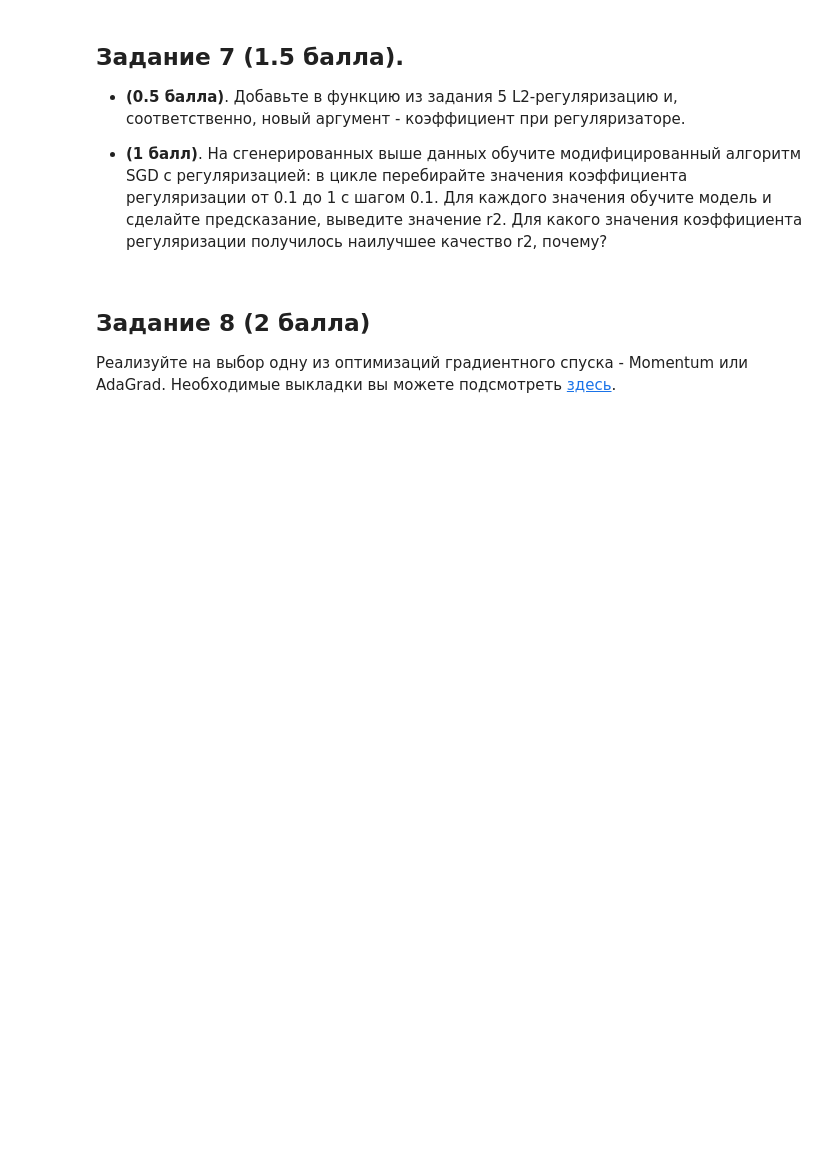
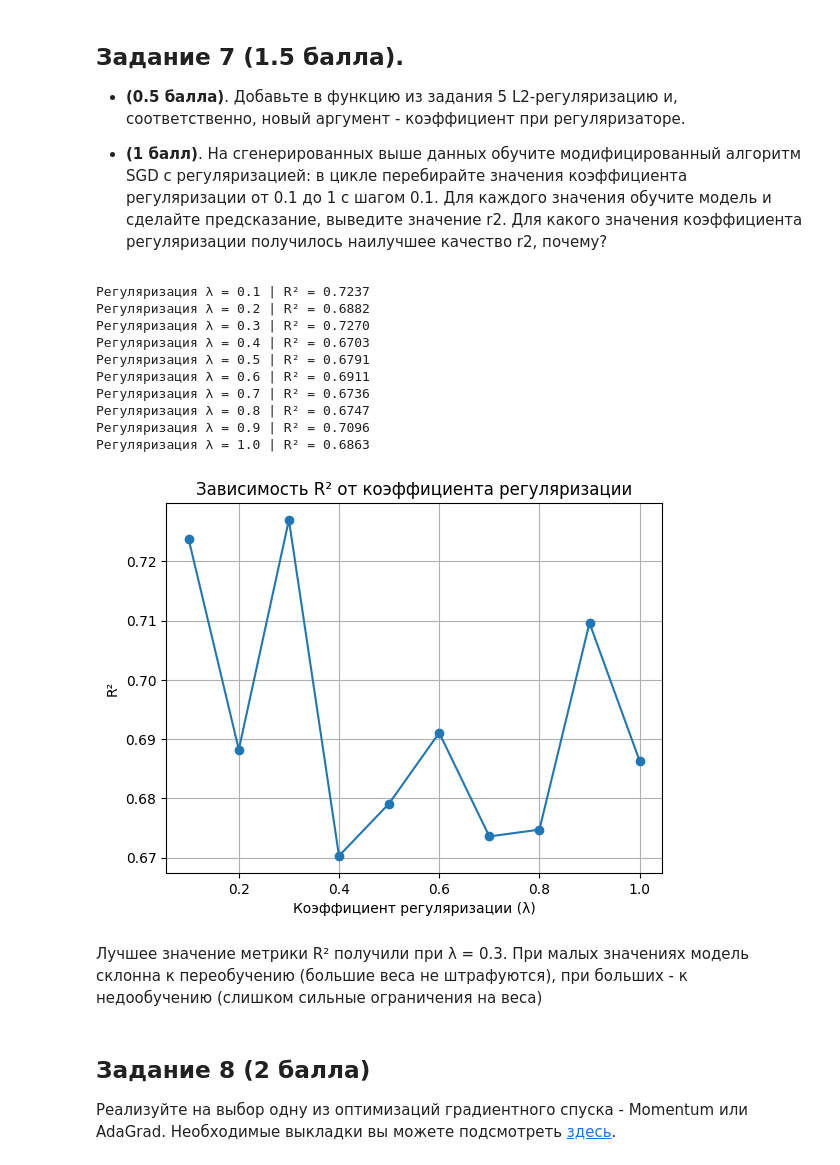
Before and after one commit to sal0m/HSE_ML_hw2, a Jupyter notebook: Hometasks/Pro/AI_HW2_GD_pro.ipynb, the cells around one changed output. Drawn from its saved outputs; the diff is of its cells as text; code cells hidden in the pictures; blank space fills up the shorter version.

```diff
--- a/Hometasks/Pro/AI_HW2_GD_pro.ipynb
+++ b/Hometasks/Pro/AI_HW2_GD_pro.ipynb
@@ -204,3 +215,7 @@ def stochastic_gradient_descent(X, y, learning_rate, iterations):
+# %%
+def prediction(X, w):
+    X = np.hstack((np.ones((X.shape[0], 1)), X))
+    return X @ w
 # %%
 from sklearn.datasets import make_regression
 import pandas as pd
@@ -230,3 +367,38 @@ your text here
+# %%
+learning_rate = 0.01
+iterations = 1000
+lambdas = np.arange(0.1, 1.1, 0.1)
+
+r2_scores = []
+
+for reg_lambda in lambdas:
+    cost_track, w = stochastic_gradient_descent(X, y, learning_rate, iterations, reg_lambda)
+    y_pred = prediction(X, w)
+    r2 = r2_score(y, y_pred)
+    r2_scores.append(r2)
+    print(f"Регуляризация λ = {reg_lambda:.1f} | R² = {r2:.4f}")
+
+# Визуализация R² для разных λ
+plt.plot(lambdas, r2_scores, marker='o')
+plt.xlabel("Коэффициент регуляризации (λ)")
+plt.ylabel("R²")
+plt.title("Зависимость R² от коэффициента регуляризации")
+plt.grid(True)
+plt.show()
+# %% [output]
+Регуляризация λ = 0.1 | R² = 0.7237
+Регуляризация λ = 0.2 | R² = 0.6882
+Регуляризация λ = 0.3 | R² = 0.7270
+Регуляризация λ = 0.4 | R² = 0.6703
+Регуляризация λ = 0.5 | R² = 0.6791
+Регуляризация λ = 0.6 | R² = 0.6911
+Регуляризация λ = 0.7 | R² = 0.6736
+Регуляризация λ = 0.8 | R² = 0.6747
+Регуляризация λ = 0.9 | R² = 0.7096
+Регуляризация λ = 1.0 | R² = 0.6863
+[figure, added]
+# %% [markdown]
+Лучшее значение метрики R² получили при λ = 0.3. При малых значениях модель склонна к переобучению (большие веса не штрафуются), при больших - к недообучению (слишком сильные ограничения на веса)
 # %% [markdown]
 ## Задание 8 (2 балла)
 
```
Also changed, not shown: parts of 40 cells of this notebook.
